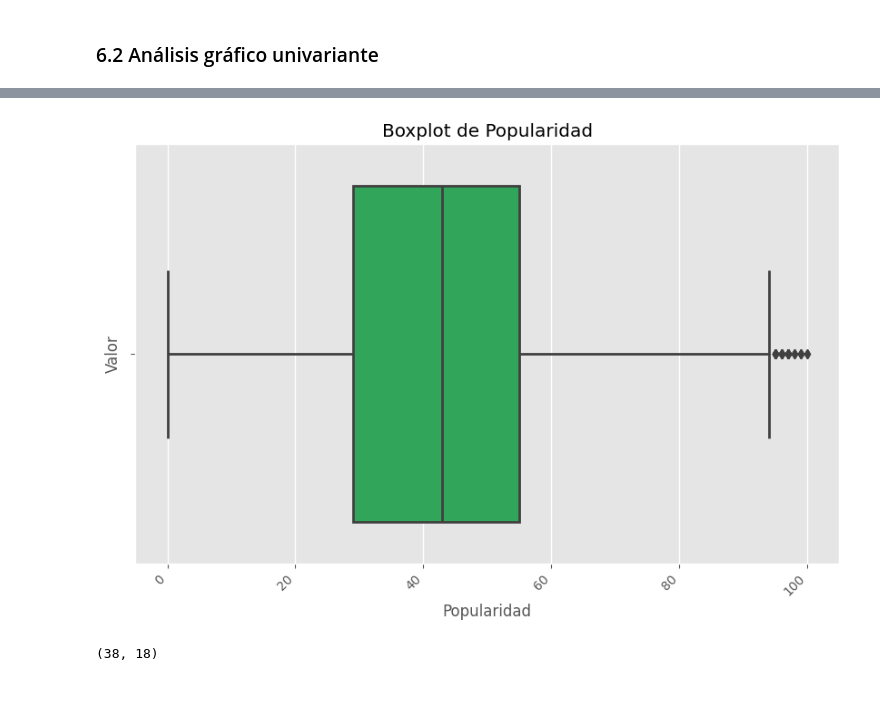
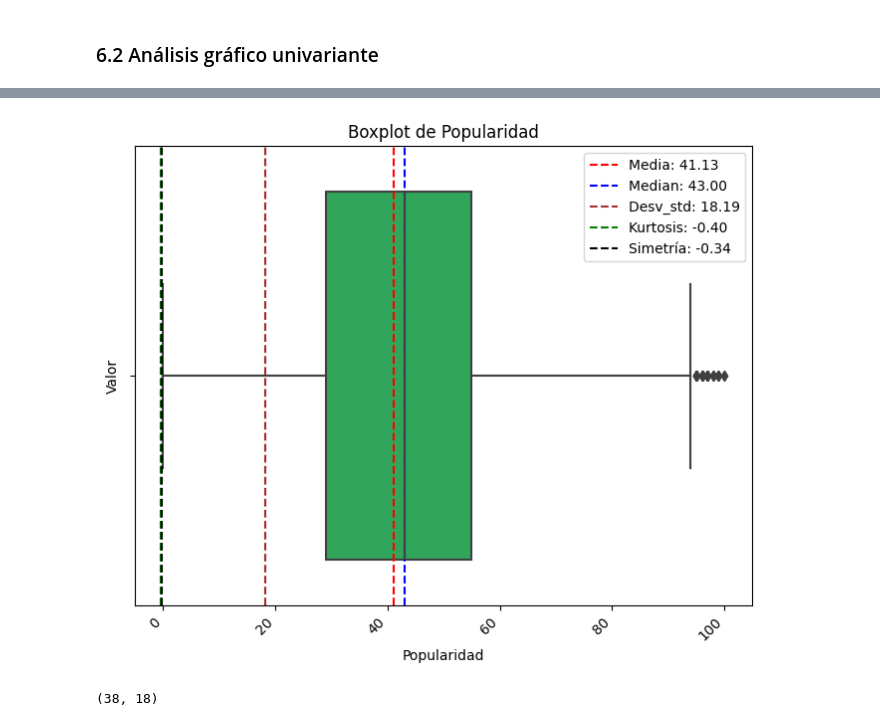
Before and after one commit to ronaldespinozaa/Exploratory_Analysis_SPOTIFY, a Jupyter notebook: script.ipynb, the cells around one changed output, grey strips where cells are left out. Drawn from its saved outputs; the diff is of its cells as text; code cells hidden in the pictures; blank space fills up the shorter version.

```diff
--- a/script.ipynb
+++ b/script.ipynb
@@ -281,21 +280,25 @@ La distribución es platicúrtica, lo que sugiere colas ligeras y un pico achata
 La distribución es asimétrica negativa (sesgo hacia la izquierda).
 # %%
 # Crear el gráfico de caja
-fig, ax = plt.subplots(figsize=(10, 6))
+fig, ax = plt.subplots(figsize=(8, 6))
 sns.boxplot(data=df_features, x='popularity', ax=ax,color=verde)
-
+plt.axvline(media, color='red', linestyle='dashed', label=f'Media: {media:.2f}')
+plt.axvline(median, color='blue', linestyle='dashed', label=f'Median: {median:.2f}')
+plt.axvline(desv_std, color='brown', linestyle='dashed', label=f'Desv_std: {desv_std:.2f}')
+plt.axvline(kurtosis_valor, color='green', linestyle='dashed', label=f'Kurtosis: {kurtosis_valor:.2f}')
+plt.axvline(simetria_valor, color='black', linestyle='dashed', label=f'Simetría: {simetria_valor:.2f}')
 # Agregar etiquetas al eje x
 ax.set_xticklabels(ax.get_xticklabels(), rotation=45, ha='right',)
 ax.set_xlabel('Popularidad')
 ax.set_ylabel('Valor')
 
 # Configurar el título
 ax.set_title('Boxplot de Popularidad')
-
+plt.legend()
 # Mostrar el gráfico
 plt.show()
 # %% [output]
-[figure, old version]
+[figure, new version]
 # %%
 # Calcular el rango intercuartílico (IQR)
 Q1 = df_features['popularity'].quantile(0.25)
```
Also changed, not shown: parts of 31 cells of this notebook.
